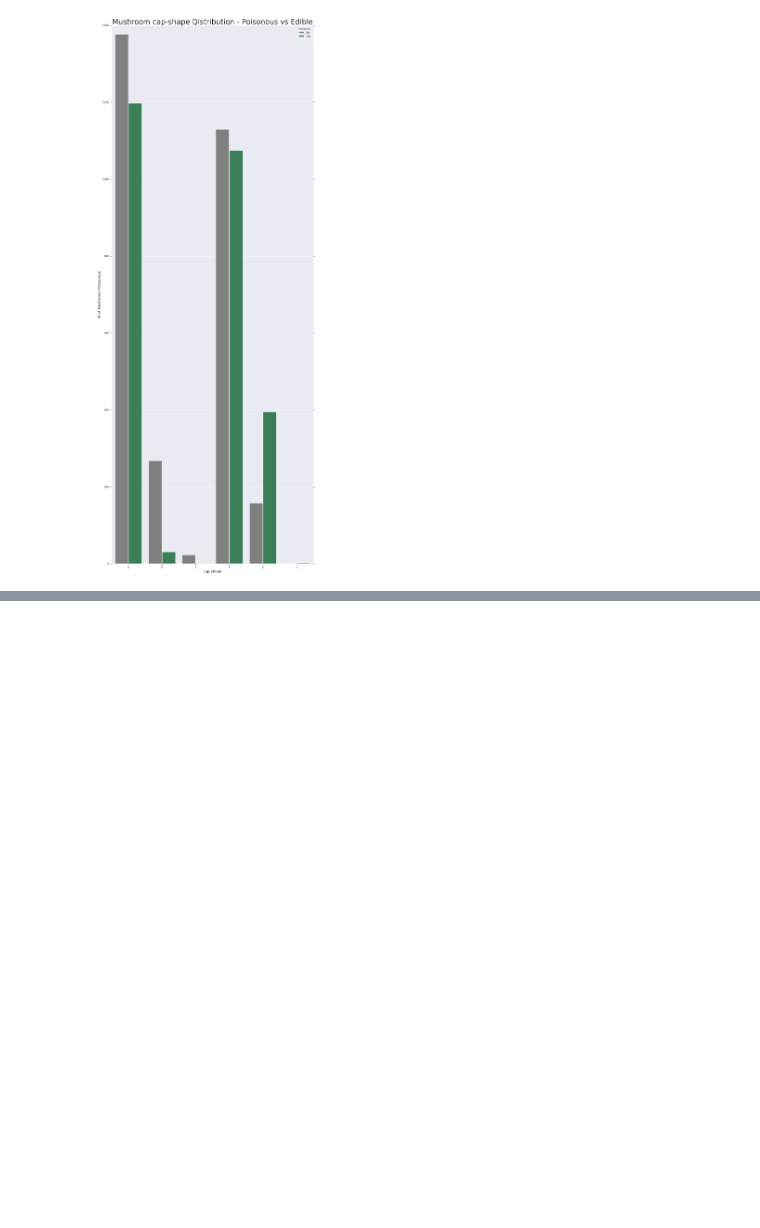
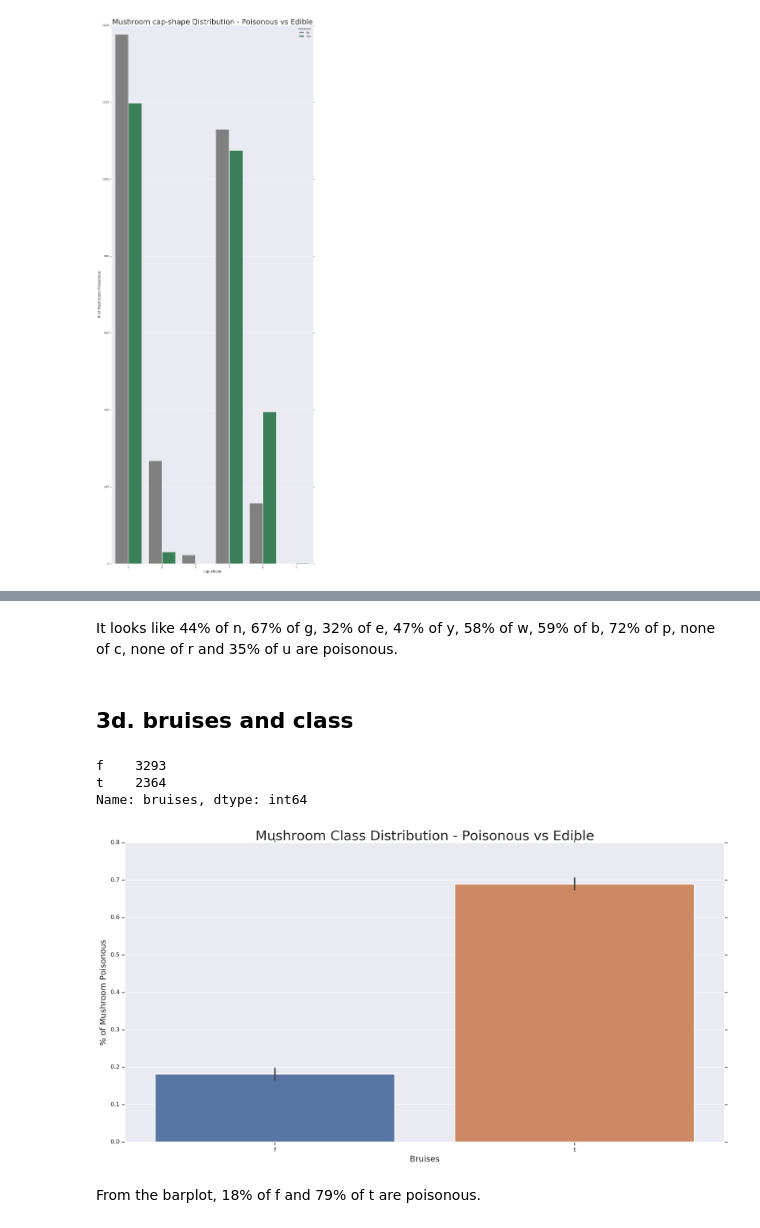
Before and after one commit to jhuang292/kaggle-competion, a Jupyter notebook: p4.ipynb, the cells around one changed output, grey strips where cells are left out. Saved outputs shown, nothing was run; the diff lists cells and outputs as text; code cells hidden in the pictures; blank space fills up the shorter version.

```diff
--- a/p4.ipynb
+++ b/p4.ipynb
@@ -153,0 +212,26 @@ plt.show()
+# %% [markdown]
+It looks like 44% of n, 67% of g, 32% of e, 47% of y, 58% of w, 59% of b, 72% of p, none of c, none of r and 35% of u are poisonous.
+# %% [markdown]
+## 3d. bruises and class
+# %%
+train['bruises'].value_counts()
+# %% [output]
+f    3293
+t    2364
+Name: bruises, dtype: int64
+# %%
+plt.subplots(figsize = (20, 10))
+sns.barplot(x = "bruises",
+           y = "class",
+           data = train,
+           linewidth = 2)
+plt.title("Mushroom Class Distribution - Poisonous vs Edible", fontsize = 25)
+plt.xlabel("Bruises", fontsize = 15);
+plt.ylabel("% of Mushroom Poisonous", fontsize = 15);
+labels = ['f','t']
+val = [0, 1]
+plt.xticks(val, labels);
+# %% [output]
+[figure, added]
+# %% [markdown]
+From the barplot, 18% of f and 79% of t are poisonous.
```
Also changed, not shown: parts of 8 cells of this notebook.
